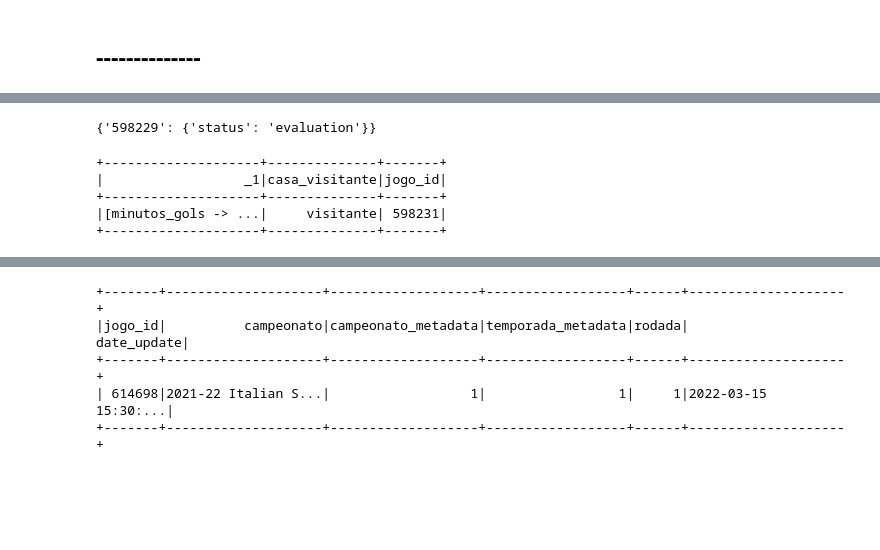
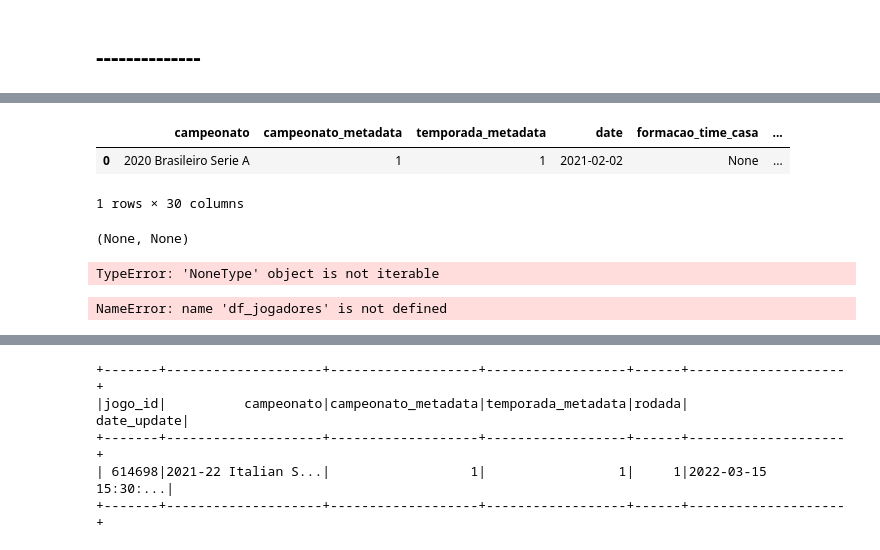
Before and after one commit to luan521/Futebol, a Jupyter notebook: notebooks/requisicao/sketch/partida-Copy1.ipynb, the cells around one changed output, grey strips where cells are left out. Saved outputs shown, nothing was run; the diff lists cells and outputs as text; code cells hidden in the pictures; blank space fills up the shorter version.

Commit message:
arrumando update_partidas

```diff
--- a/notebooks/requisicao/sketch/partida-Copy1.ipynb
+++ b/notebooks/requisicao/sketch/partida-Copy1.ipynb
@@ -134,5 +134,3 @@ io.delta#delta-core_2.12 added as a dependency
         at java.base/java.lang.ClassLoader.loadClass(ClassLoader.java:589)
         at java.base/java.lang.ClassLoader.loadClass(ClassLoader.java:522)
         ... 40 more
-# %%
-update_partidas(spark)
@@ -147,7 +137,3 @@ metadata['partidas']['espanha']['2021-2021']['598229'] = {'status': 'evaluation'
-# %%
-metadata['partidas']['espanha']['2021-2021']
-# %% [output]
-{'598229': {'status': 'evaluation'}}
 # %%
 from cafu.utils.etl.datalake import partidas_desatualizadas
 from cafu.queries.partida import Partida
@@ -157,7 +143,7 @@ from cafu.metadata import campeonato_espn
 from datetime import datetime
 import pyspark.sql.functions as F
 # %%
-jogo_id = 598266
+jogo_id = 569662
 req = Partida(jogo_id, check_status = False)
 # %%
 campeonato = req.campeonato()
@@ -167,12 +153,18 @@ formacao_time_casa, formacao_time_visitante = req.formacao()
 time_casa_gols_feitos, time_visitante_gols_feitos = req.placar()
 time_casa_posse, time_visitante_posse = req.posse()
 chutes_fora_nogol = req.chutes_fora_nogol()
-time_casa_faltas_cometidas, time_visitante_faltas_cometidas = req.faltas()
+try:
+    time_casa_faltas_cometidas, time_visitante_faltas_cometidas = req.faltas()
+except:
+    time_casa_faltas_cometidas, time_visitante_faltas_cometidas = None, None
 time_casa_cartoes_amarelos, time_visitante_cartoes_amarelos = req.cartoes_amarelos()
 time_casa_cartoes_vermelhos, time_visitante_cartoes_vermelhos = req.cartoes_vermelhos()
 time_casa_impedimentos, time_visitante_impedimentos = req.impedimentos()
 time_casa_escanteios, time_visitante_escanteios = req.escanteios()
-time_casa_defesas, time_visitante_defesas = req.defesas()
+try:
+    time_casa_defesas, time_visitante_defesas = req.defesas()
+except:
+    time_casa_defesas, time_visitante_defesas = None, None
 
 data = [
         {
@@ -212,3 +204,9 @@ data = [
 
 schema = get_schema('partidas_resumo')
 df_resumo = spark.createDataFrame(data, schema=schema)
+# %%
+df_resumo.toPandas()
+# %% [output]
+|  | campeonato | campeonato_metadata | temporada_metadata | date | formacao_time_casa | ... |
+| 0 | 2020 Brasileiro Serie A | 1 | 1 | 2021-02-02 | None | ... |
+1 rows × 30 columns
@@ -216,6 +216,10 @@ df_resumo = spark.createDataFrame(data, schema=schema)
 jogadores = req.jogadores()
 gols = req.gols()
 minuto_a_minuto = req.minuto_a_minuto()
+# %%
+req.jogadores()
+# %% [output]
+(None, None)
 # %%
 jogadores_casa = (
                      spark.createDataFrame(jogadores[0])
@@ -235,14 +239,12 @@ df_jogadores = (
 
 schema = get_schema('partidas_jogadores_minutagens')
 df_jogadores = spark.createDataFrame(df_jogadores.collect(), schema=schema)
+# %% [output]
+TypeError: 'NoneType' object is not iterable
 # %%
-gols_visitante.show()
+df_jogadores.show()
 # %% [output]
-+--------------------+--------------+-------+
-|                  _1|casa_visitante|jogo_id|
-+--------------------+--------------+-------+
-|[minutos_gols -> ...|     visitante| 598231|
-+--------------------+--------------+-------+
+NameError: name 'df_jogadores' is not defined
 # %%
 if gols[0] is not None:
     gols_casa = (
```
Also changed, not shown: parts of 9 cells of this notebook, 10 other files.
